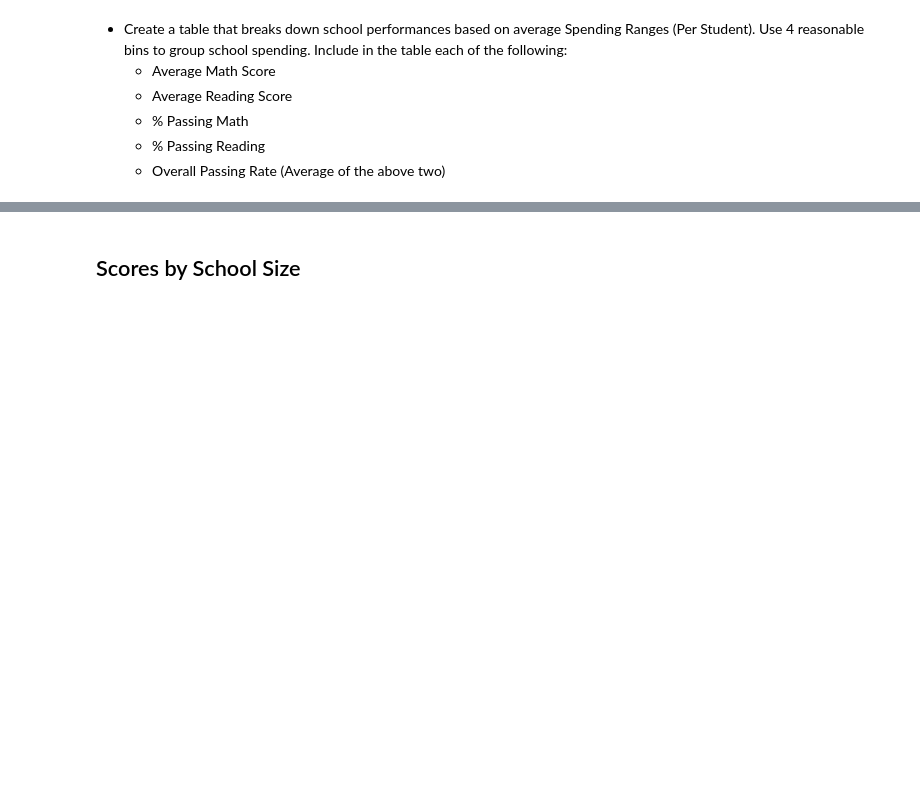
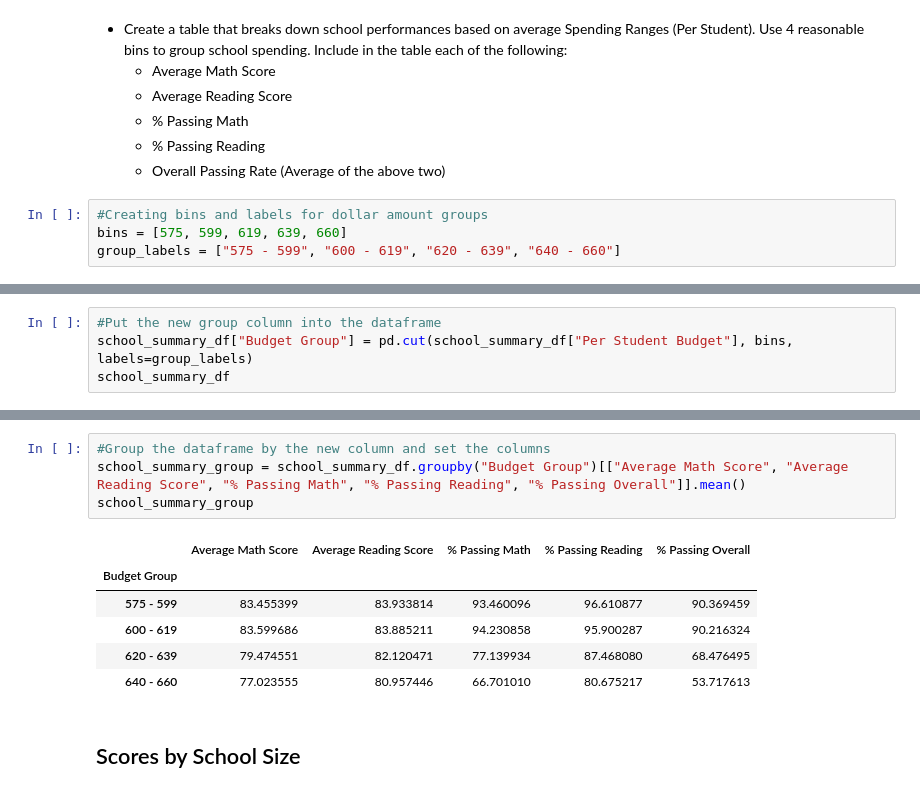
Before and after one commit to kellrow80/Pandas-challenge, a Jupyter notebook: PyCitySchools/PyCitySchools_starter.ipynb, the cells around one changed output, grey strips where cells are left out. Saved outputs shown, nothing was run; the diff lists cells and outputs as text; blank space fills up the shorter version.

Commit message:
Added summary info

```diff
--- a/PyCitySchools/PyCitySchools_starter.ipynb
+++ b/PyCitySchools/PyCitySchools_starter.ipynb
@@ -533,3 +625,7 @@ passing_sort.head()
   * % Passing Math
   * % Passing Reading
   * Overall Passing Rate (Average of the above two)
+# %%
+#Creating bins and labels for dollar amount groups
+bins = [575, 599, 619, 639, 660]
+group_labels = ["575 - 599", "600 - 619", "620 - 639", "640 - 660"]
@@ -535,0 +653,4 @@ passing_sort.head()
+# %%
+#Put the new group column into the dataframe
+school_summary_df["Budget Group"] = pd.cut(school_summary_df["Per Student Budget"], bins, labels=group_labels)
+school_summary_df
@@ -536,3 +674,14 @@ passing_sort.head()
+# %%
+#Group the dataframe by the new column and set the columns
+school_summary_group = school_summary_df.groupby("Budget Group")[["Average Math Score", "Average Reading Score", "% Passing Math", "% Passing Reading", "% Passing Overall"]].mean()
+school_summary_group
+# %% [output]
+|  | Average Math Score | Average Reading Score | % Passing Math | % Passing Reading | % Passing Overall |
+| Budget Group |  |  |  |  |  |
+| 575 - 599 | 83.455399 | 83.933814 | 93.460096 | 96.610877 | 90.369459 |
+| 600 - 619 | 83.599686 | 83.885211 | 94.230858 | 95.900287 | 90.216324 |
+| 620 - 639 | 79.474551 | 82.120471 | 77.139934 | 87.468080 | 68.476495 |
+| 640 - 660 | 77.023555 | 80.957446 | 66.701010 | 80.675217 | 53.717613 |
 # %% [markdown]
 ## Scores by School Size
 # %% [markdown]
```
Also changed, not shown: parts of 11 cells of this notebook.
